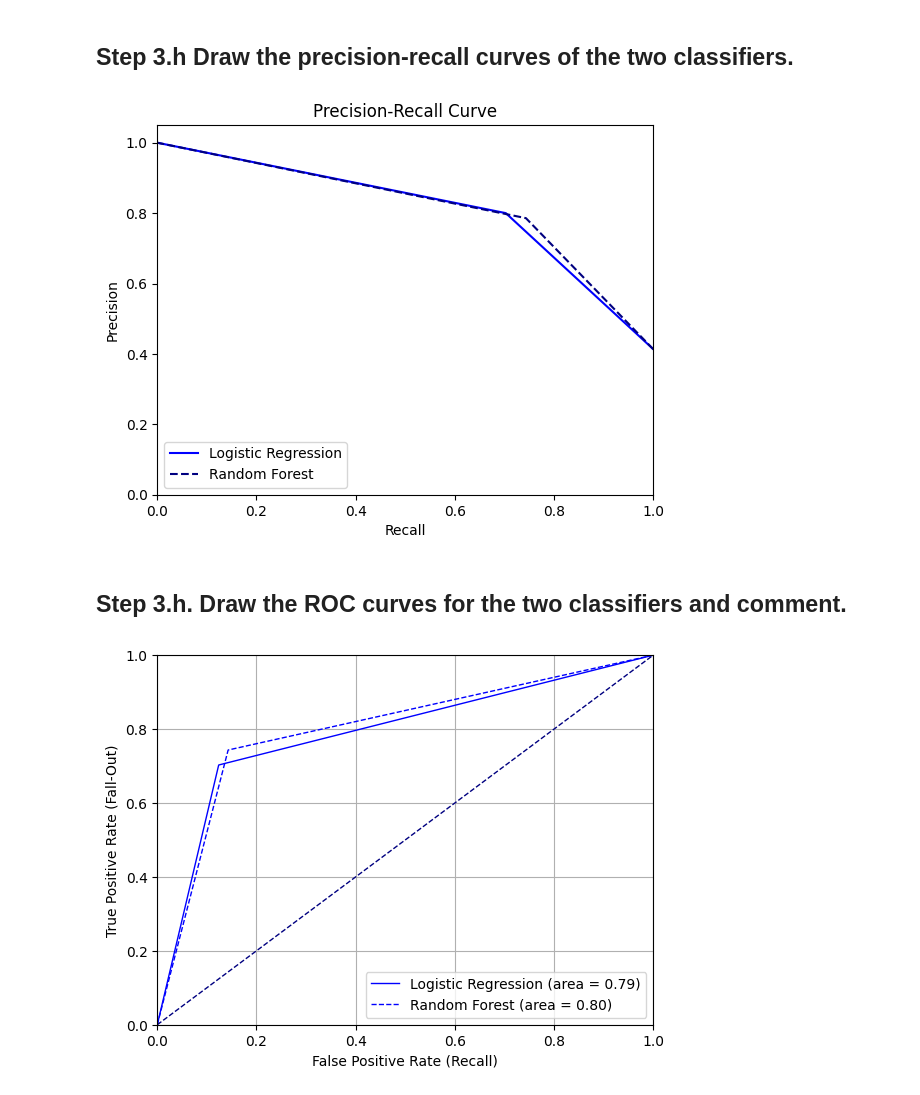
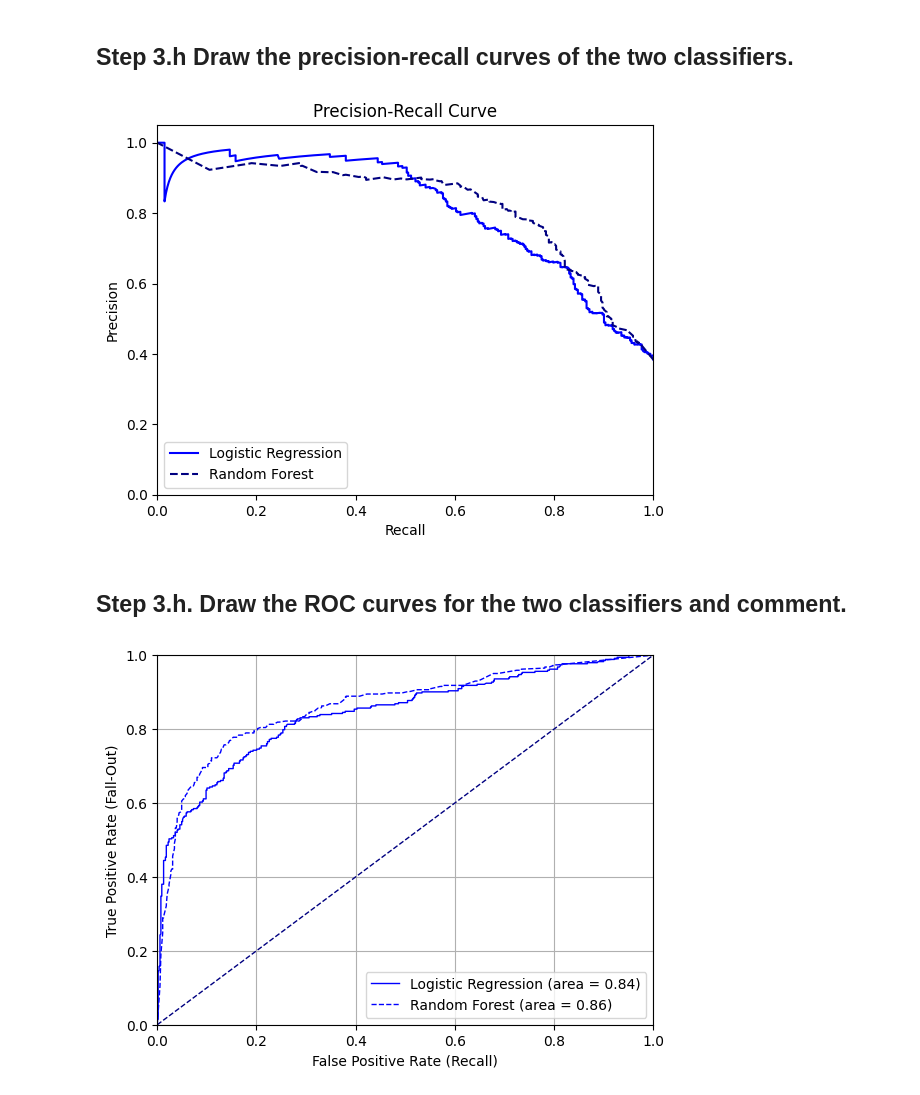
Before and after one commit to ChagataiDuru/CS304-IntroAI-CollabNotebooks, a Jupyter notebook: CS304_HW1.ipynb, the cells around one changed output. Drawn from its saved outputs; the diff is of its cells as text; code cells hidden in the pictures.

```diff
--- a/CS304_HW1.ipynb
+++ b/CS304_HW1.ipynb
@@ -240,7 +245,7 @@ Percentage of survived passengers: 38.38383838383838
 # %%
 #  Add your code here
 #  -------------------
-y_train = train_df["Survived"]
+y_train = train_df.Survived
 #  -------------------
 # %% [markdown]
 ## Step 2.b Copy the columns "Pclass","Sex", "Age", "Fare" to a new dataframe##
@@ -543,8 +547,30 @@ from sklearn.metrics import precision_recall_curve
 #  Add your code  here
 #  -------------------
 
-precision_lr, recall_lr, _ = precision_recall_curve(y_test_split, y_pred_lr)
-precision_rf, recall_rf, _ = precision_recall_curve(y_test_split, y_pred_rf)
+
+predict_rl = cross_val_predict(
+    log_reg,
+    X_train,
+    y_train,
+    cv=5,
+    method="predict_proba"
+)
+
+score_rl = predict_rl[:, 1]
+
+predict_rf = cross_val_predict(
+    rf_model,
+    X_train,
+    y_train,
+    cv=5,
+    method="predict_proba"
+)
+
+score_rf = predict_rf[:, 1]
+
+
+precision_lr, recall_lr, _ = precision_recall_curve(y_train, score_rl)
+precision_rf, recall_rf, _ = precision_recall_curve(y_train, score_rf)
 
 plt.plot(recall_lr, precision_lr, color='blue', linestyle='-', label='Logistic Regression')
 plt.plot(recall_rf, precision_rf, color='navy', linestyle='--', label='Random Forest')
@@ -559,7 +585,7 @@ plt.legend(loc='lower left')
 plt.show()
 #  -------------------
 # %% [output]
-[figure, old version]
+[figure, new version]
 # %% [markdown]
 ## Step 3.h. Draw the ROC curves for the two classifiers and comment. ##
 # %%
@@ -568,36 +594,36 @@ from sklearn.metrics import roc_curve
 #  Add your code  here
 #  -------------------
 
 # Calculate ROC curve and AUC for Logistic Regression
-fpr_lr, tpr_lr, _ = roc_curve(y_test_split, y_pred_lr)
+fpr_lr, tpr_lr, _ = roc_curve(y_train, score_rl)
 roc_auc_lr = auc(fpr_lr, tpr_lr)
 
 # Calculate ROC curve and AUC for Random Forest
-fpr_rf, tpr_rf, _ = roc_curve(y_test_split, y_pred_rf)
+fpr_rf, tpr_rf, _ = roc_curve(y_train, score_rf)
 roc_auc_rf = auc(fpr_rf, tpr_rf)
 
 # Plot ROC curve for Logistic Regression
 lw = 1
 plt.plot(fpr_lr, tpr_lr, color='blue', lw=lw, linestyle='-', label='Logistic Regression (area = %0.2f)' % roc_auc_lr)
 
 # Plot ROC curve for Random Forest
 plt.plot(fpr_rf, tpr_rf, color='blue', lw=lw, linestyle='--', label='Random Forest (area = %0.2f)' % roc_auc_rf)
 
 # Plot the random guessing line
 plt.plot([0, 1], [0, 1], color='navy', lw=lw, linestyle='--')
 
 # Set plot attributes
 plt.xlim([0.0, 1.0])
 plt.ylim([0.0, 1.0])
 plt.xlabel('False Positive Rate (Recall)')
 plt.ylabel('True Positive Rate (Fall-Out)')
 plt.legend(loc="lower right")
 plt.grid(True)
 plt.show()
 
 #  -------------------
 # %% [output]
-[figure, old version]
+[figure, new version]
 # %% [markdown]
 ## Step 4 Comments ##
 a. Which classifiers gave better results? Explain
```
Also changed, not shown: parts of 9 cells of this notebook.
